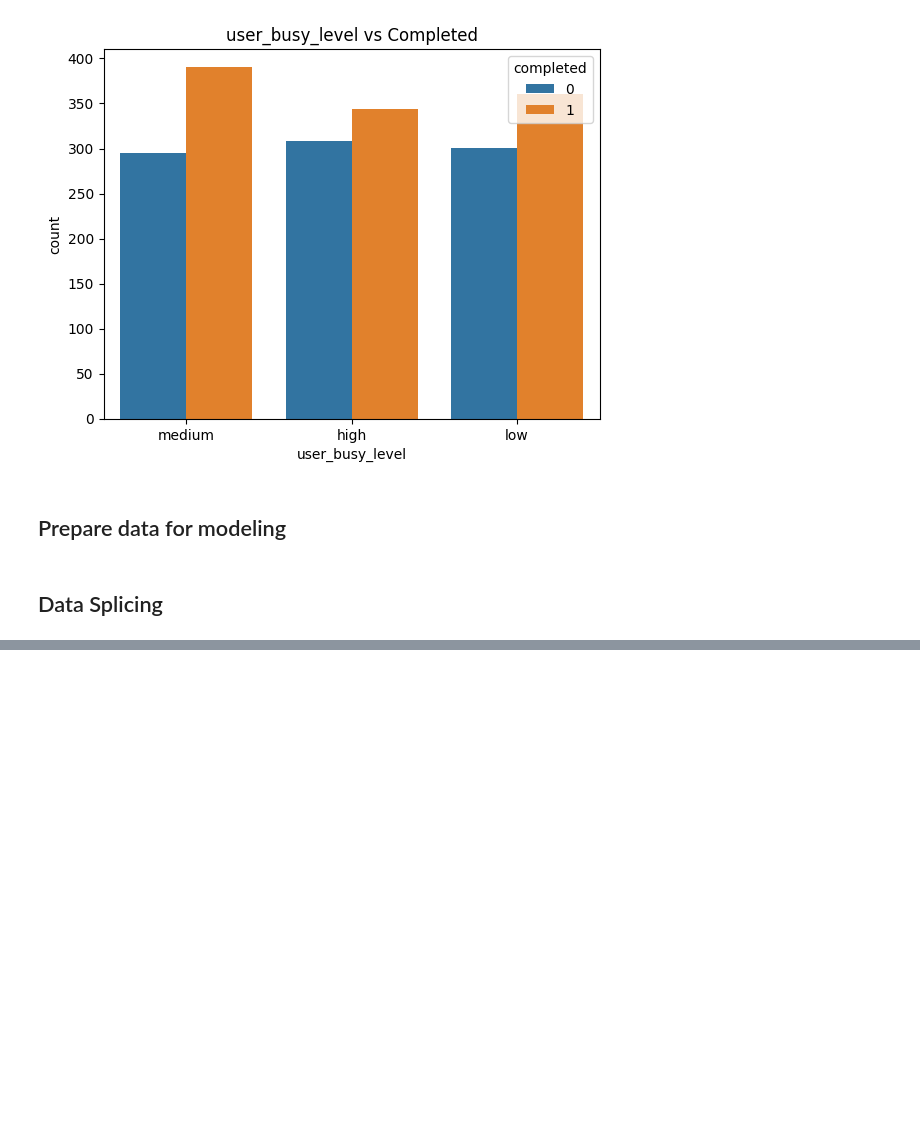
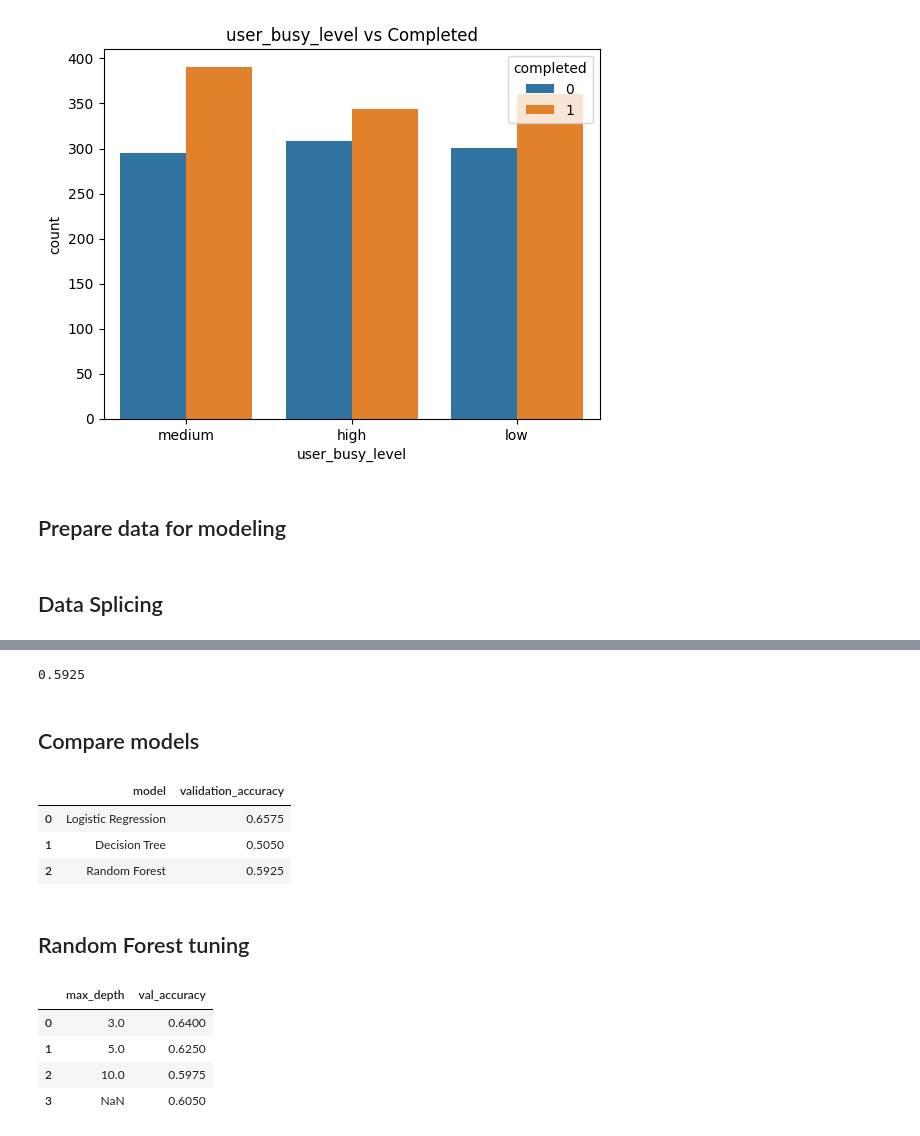
Before and after one commit to FunmilayoEsther/to-do-task-prediction, a Jupyter notebook: notebook.ipynb, the cells around one changed output, grey strips where cells are left out. Saved outputs shown, nothing was run; the diff lists cells and outputs as text; code cells hidden in the pictures; blank space fills up the shorter version.

```diff
--- a/notebook.ipynb
+++ b/notebook.ipynb
@@ -134,0 +287,58 @@ X_val_encoded = preprocessor.transform(X_val)
+# %%
+# Evaluate on validation set
+
+y_pred_rf = rf_model.predict(X_val_encoded)
+
+rf_accuracy = accuracy_score(y_val, y_pred_rf)
+
+rf_accuracy
+# %% [output]
+0.5925
+# %% [markdown]
+## Compare models
+# %%
+model_results = pd.DataFrame({
+    "model": ["Logistic Regression", "Decision Tree", "Random Forest"],
+    "validation_accuracy": [
+        logreg_accuracy,
+        dt_accuracy,
+        rf_accuracy
+    ]
+})
+
+model_results
+# %% [output]
+|  | model | validation_accuracy |
+| 0 | Logistic Regression | 0.6575 |
+| 1 | Decision Tree | 0.5050 |
+| 2 | Random Forest | 0.5925 |
+# %% [markdown]
+## Random Forest tuning
+# %%
+depths = [3, 5, 10, None]
+
+rf_results = []
+
+for depth in depths:
+    rf = RandomForestClassifier(
+        n_estimators=200,
+        max_depth=depth,
+        random_state=42
+    )
+    rf.fit(X_train_encoded, y_train)
+
+    y_pred = rf.predict(X_val_encoded)
+    acc = accuracy_score(y_val, y_pred)
+
+    rf_results.append({
+        "max_depth": depth,
+        "val_accuracy": acc
+    })
+
+pd.DataFrame(rf_results)
+# %% [output]
+|  | max_depth | val_accuracy |
+| 0 | 3.0 | 0.6400 |
+| 1 | 5.0 | 0.6250 |
+| 2 | 10.0 | 0.5975 |
+| 3 | NaN | 0.6050 |
```
Also changed, not shown: parts of 24 cells of this notebook, 7 other files.
